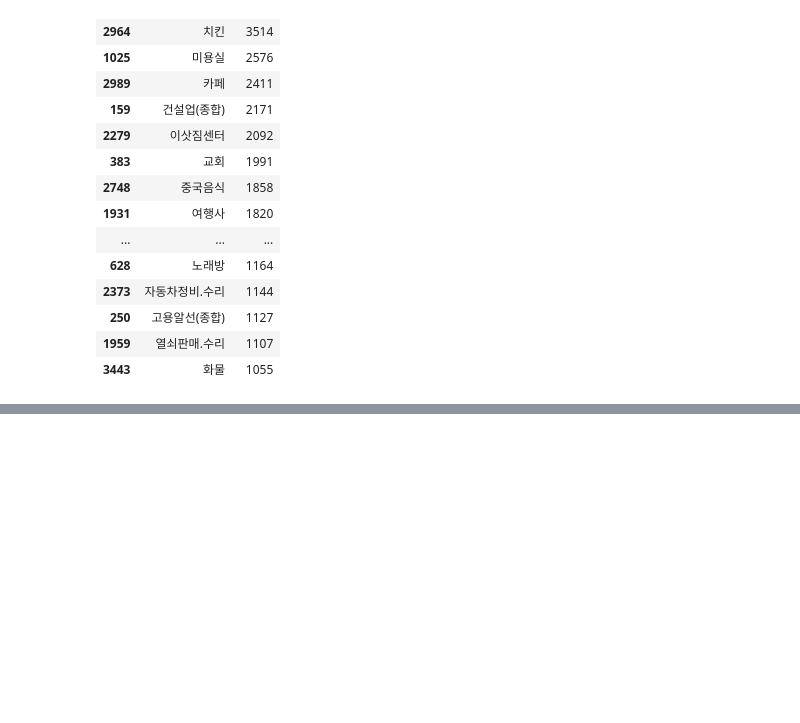
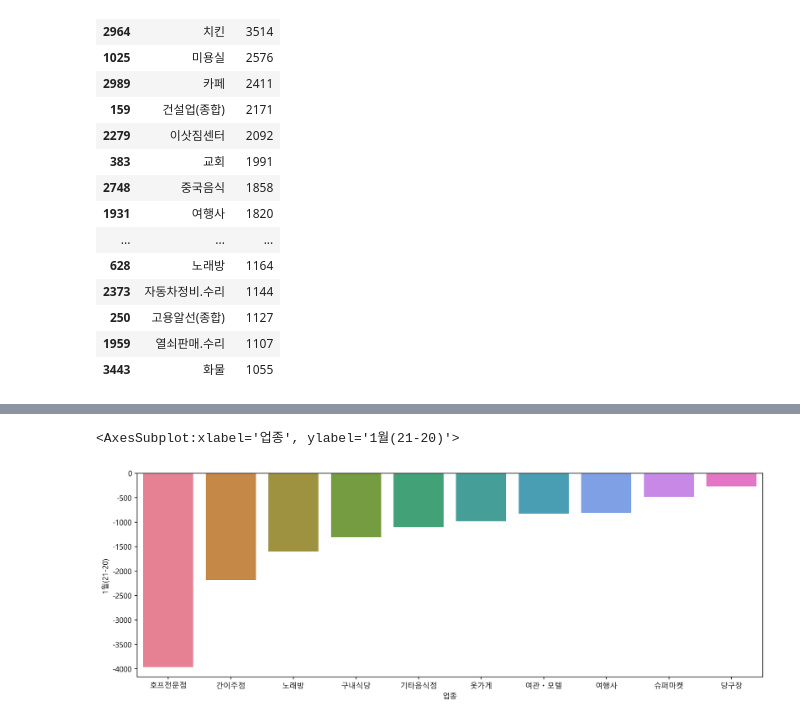
Before and after one commit to cherryuki/bigdata, a Jupyter notebook: source/Project_team/05_창업및폐업률.ipynb, the cells around one changed output, grey strips where cells are left out. Drawn from its saved outputs; the diff is of its cells as text; code cells hidden in the pictures; blank space fills up the shorter version.

```diff
--- a/source/Project_team/05_창업및폐업률.ipynb
+++ b/source/Project_team/05_창업및폐업률.ipynb
@@ -385,0 +535,3 @@ squarify.plot(sizes=temp2['연월'], label = temp2['구분'],
+# %%
+df = pd.merge(df, df_, on='업종', how='outer')
+df
@@ -385,0 +552,14 @@ squarify.plot(sizes=temp2['연월'], label = temp2['구분'],
+# %%
+df['19.01'] = pd.to_numeric(df['19.01'])
+df['19.07'] = pd.to_numeric(df['19.07'])
+df['20.01'] = pd.to_numeric(df['20.01'])
+df['20.07'] = pd.to_numeric(df['20.07'])
+df['21.01'] = pd.to_numeric(df['21.01'])
+# %%
+df['증감1'] = df['19.07']-df['19.01']
+df['증감2'] = df['20.01']-df['19.07']
+df['증감3'] = df['20.07']-df['20.01']
+df['증감4'] = df['21.01']-df['20.07']
+df['1월(20-19)'] = df['20.01']-df['19.01']
+df['1월(21-20)'] = df['21.01']-df['20.01']
+df
@@ -385,0 +594,9 @@ squarify.plot(sizes=temp2['연월'], label = temp2['구분'],
+# %%
+close_top = df.sort_values(by='1월(21-20)').head(10)
+open_top = df.sort_values(by='1월(21-20)').tail(10)
+# %%
+plt.figure(figsize=(15,5))
+sns.barplot(x='업종', y='1월(21-20)', data=close_top, palette='husl')
+# %% [output]
+<AxesSubplot:xlabel='업종', ylabel='1월(21-20)'>
+[figure, added]
```
Also changed, not shown: parts of 20 cells of this notebook, 5 other files.
